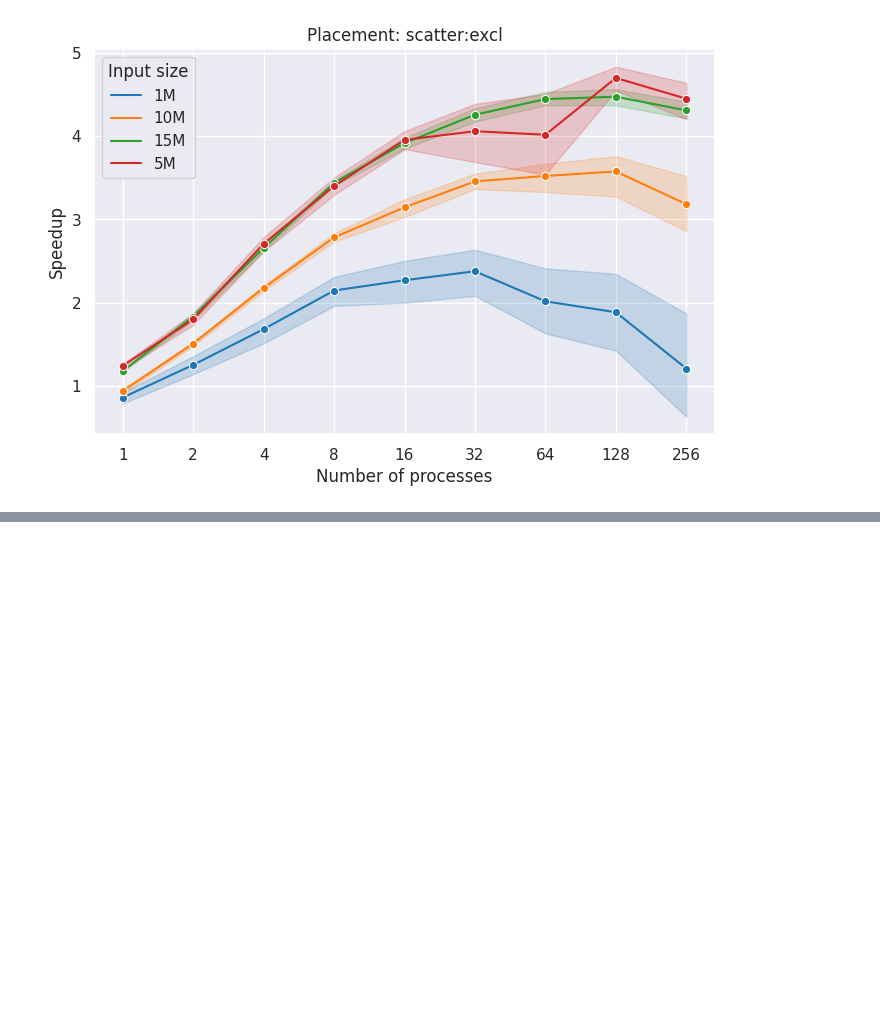
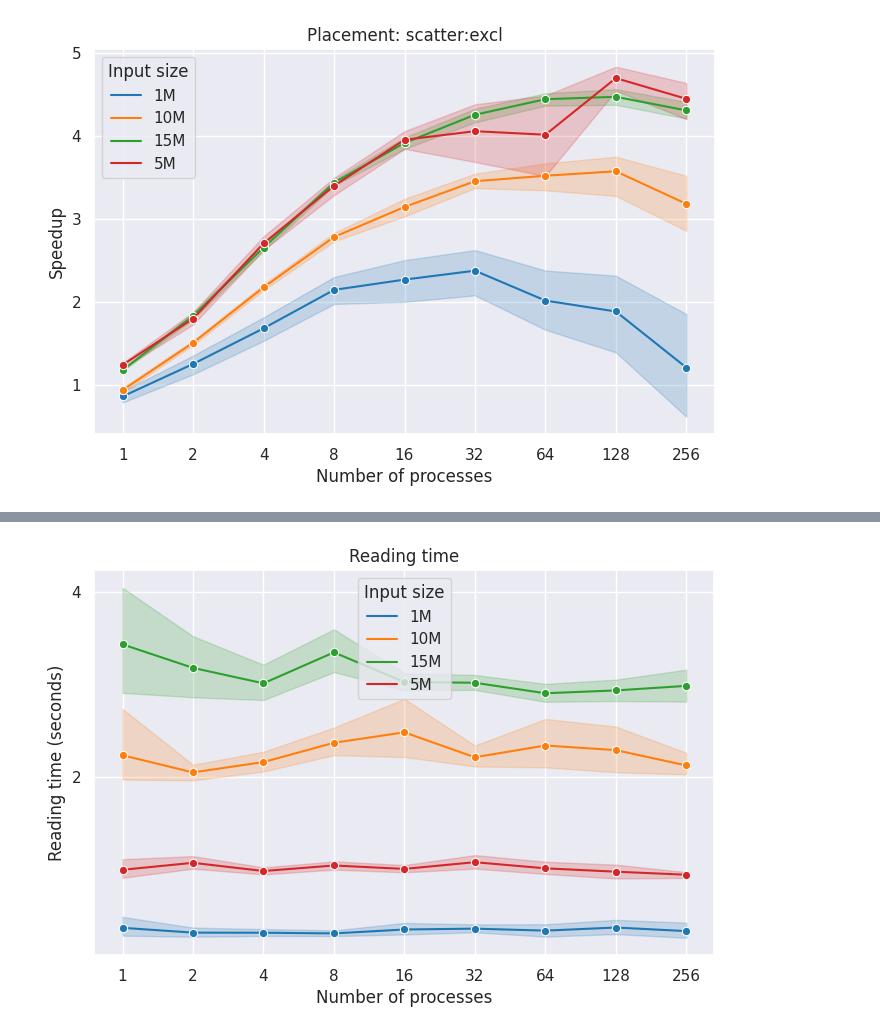
Before and after one commit to civts/hpc-22-report, a Jupyter notebook: results/analysis.ipynb, the cells around one changed output, grey strips where cells are left out. Saved outputs shown, nothing was run; the diff lists cells and outputs as text; code cells hidden in the pictures; blank space fills up the shorter version.

```diff
--- a/results/analysis.ipynb
+++ b/results/analysis.ipynb
@@ -132,3 +132,24 @@ plot_efficiency_by_n_processes_and_placing_strategy(df)
 [figure]
 [figure]
 [figure]
+# %%
+def plot_reading_time_by_n_processes(df):
+
+    ticks = list(df['Number of processes'].unique())
+    plt.xticks(range(0,len(ticks)), ticks)
+
+    y_max = ceil(df['Reading time (seconds)'].max() + 0.5)
+    y_max = y_max if y_max % 2 == 0 else y_max+1
+    y_ticks = range(0, y_max, 1)
+    plt.yticks(range(0, len(y_ticks)), y_ticks)
+
+    plt.locator_params(axis='y', nbins=int(len(y_ticks)/2))
+
+    #add errorbar=None to remove deviation shadow
+    sns.lineplot(data=df, x='Number of processes', y='Reading time (seconds)', hue='Input size', palette='tab10', marker="o").set(title=f'Reading time')
+    plt.savefig(f'{OUT_DIR}/Reading_time.svg')
+    plt.show()
+# %%
+plot_reading_time_by_n_processes(df)
+# %% [output]
+[figure, added]
```
Also changed, not shown: parts of 3 cells of this notebook, 18 other files.
